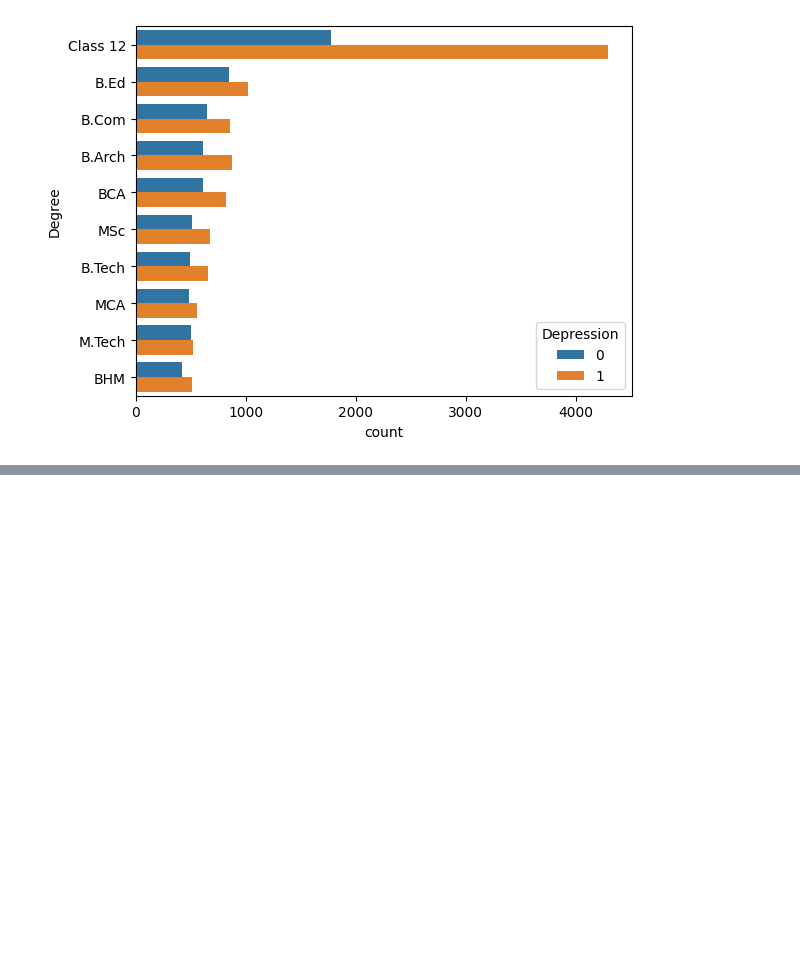
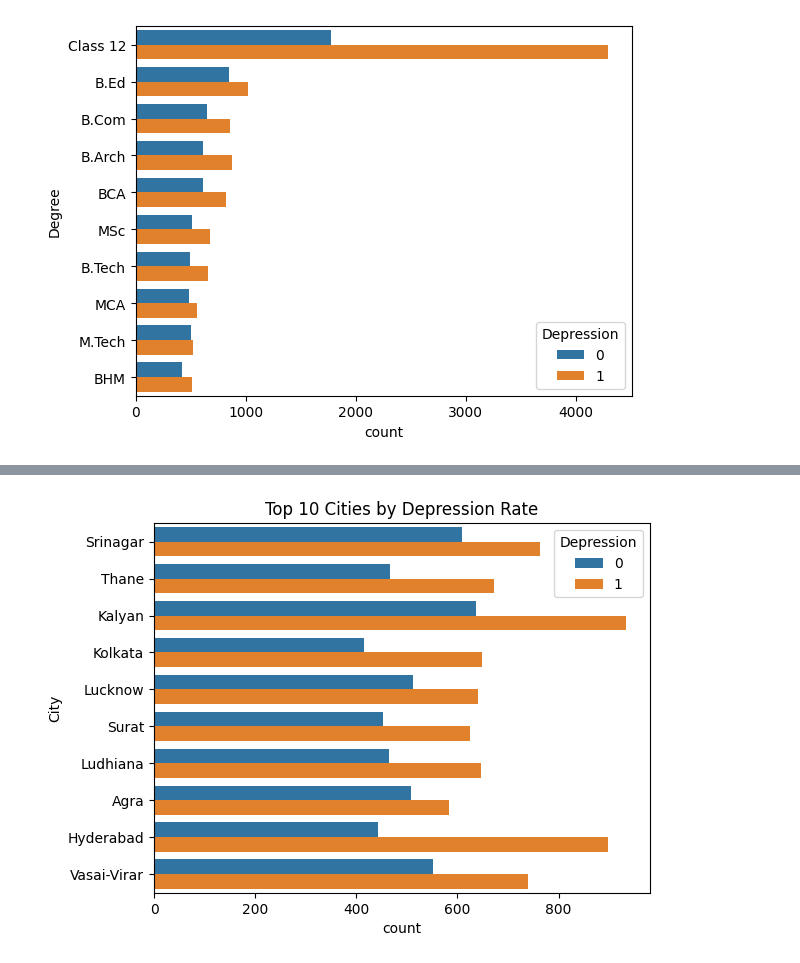
Before and after one commit to nakulmanoj/depression-predictor, a Jupyter notebook: notebooks/pre-processing.ipynb, the cells around one changed output, grey strips where cells are left out. Cells and saved outputs as stored; diff of their text form; code cells hidden in the pictures; blank space fills up the shorter version.

```diff
--- a/notebooks/pre-processing.ipynb
+++ b/notebooks/pre-processing.ipynb
@@ -169,0 +197,7 @@ sns.countplot(data=df, y="Degree", hue="Depression", order=df["Degree"].value_co
+# %%
+top_cities = df['City'].value_counts().head(10).index
+sns.countplot(data=df[df['City'].isin(top_cities)], y='City', hue='Depression')
+plt.title('Top 10 Cities by Depression Rate')
+plt.show()
+# %% [output]
+[figure, added]
```
Also changed, not shown: parts of 10 cells of this notebook, 5 other files.
